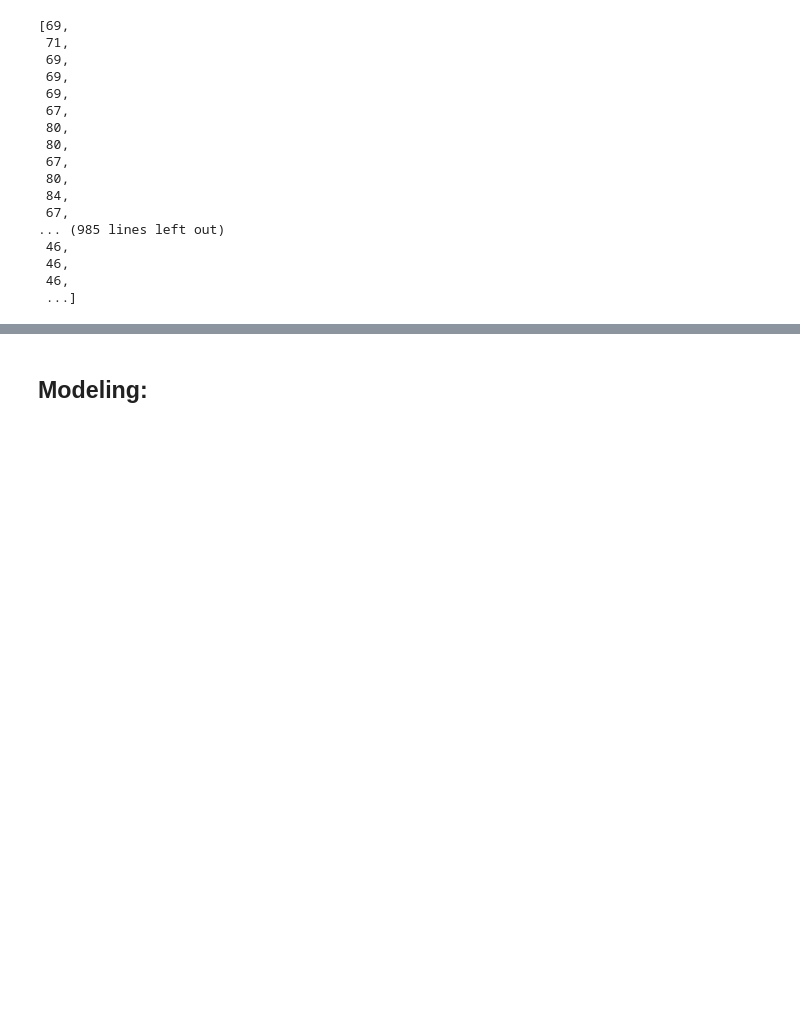
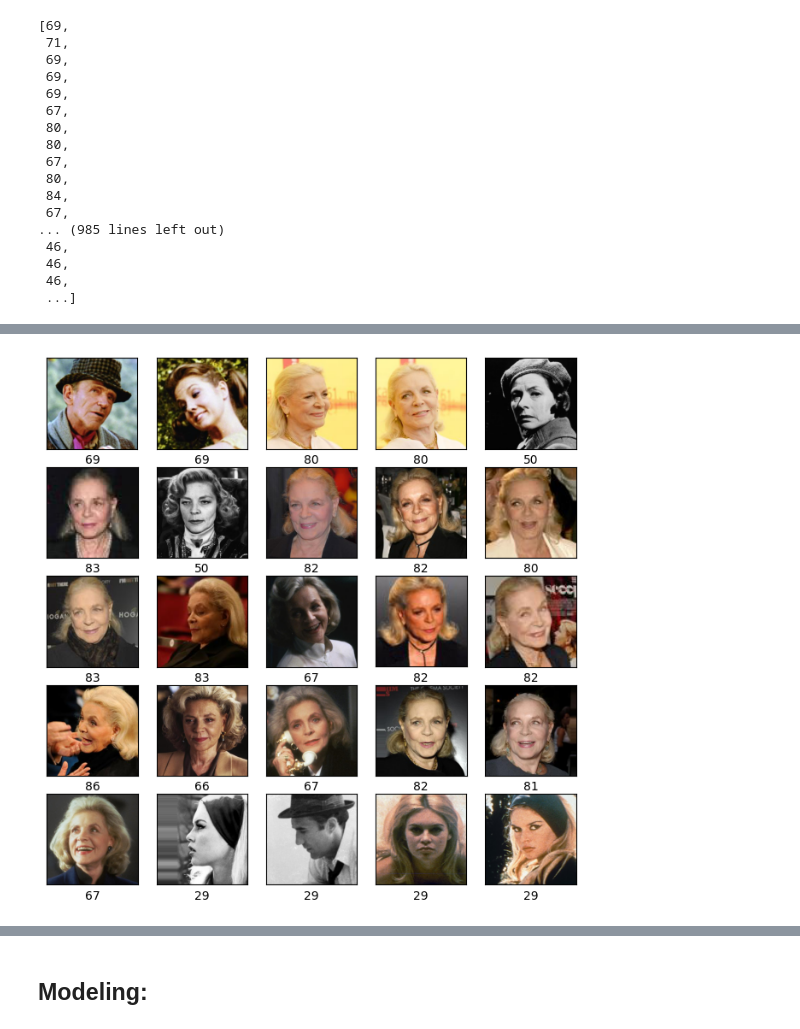
Before and after one commit to usadson/machine-learning, a Jupyter notebook: Thema 2/Huiswerk.ipynb, the cells around one changed output, grey strips where cells are left out. Cells and saved outputs as stored; diff of their text form; code cells hidden in the pictures; blank space fills up the shorter version.

```diff
--- a/Thema 2/Huiswerk.ipynb
+++ b/Thema 2/Huiswerk.ipynb
@@ -149,3 +160,22 @@ images = [cv2.imread("imdb_crop/" + path) for path in df_filtered['full_path']]
+# %%
+def readImage(path):
+    img = cv2.imread(path)
+    # Cursed conversion van BGR naar RGB
+    return img[...,::-1]
+# %%
+# Lees de afbeeldingen in
+images = [readImage("imdb_crop/" + path) for path in df_filtered['full_path']]
+
+plt.figure(figsize=(8,8))
+for i in range(25):
+    plt.subplot(5,5,i+1)  #vul het i-e image
+    plt.xticks([]) #geen schaal bij x-as
+    plt.yticks([]) #geen schaal bij y-as
+    plt.imshow(images[i]) #orginele plaatjes nodig want de rest zit in een genormaliseerde vector
+    plt.xlabel(df_filtered.iloc[i]['age_on_photo'])
+plt.show()
+# %% [output]
+[figure, added]
 # %%
 widths = np.array([img.shape[0] for img in images])
 heights = np.array([img.shape[1] for img in images])
```
Also changed, not shown: parts of 20 cells of this notebook, 2 other files.
